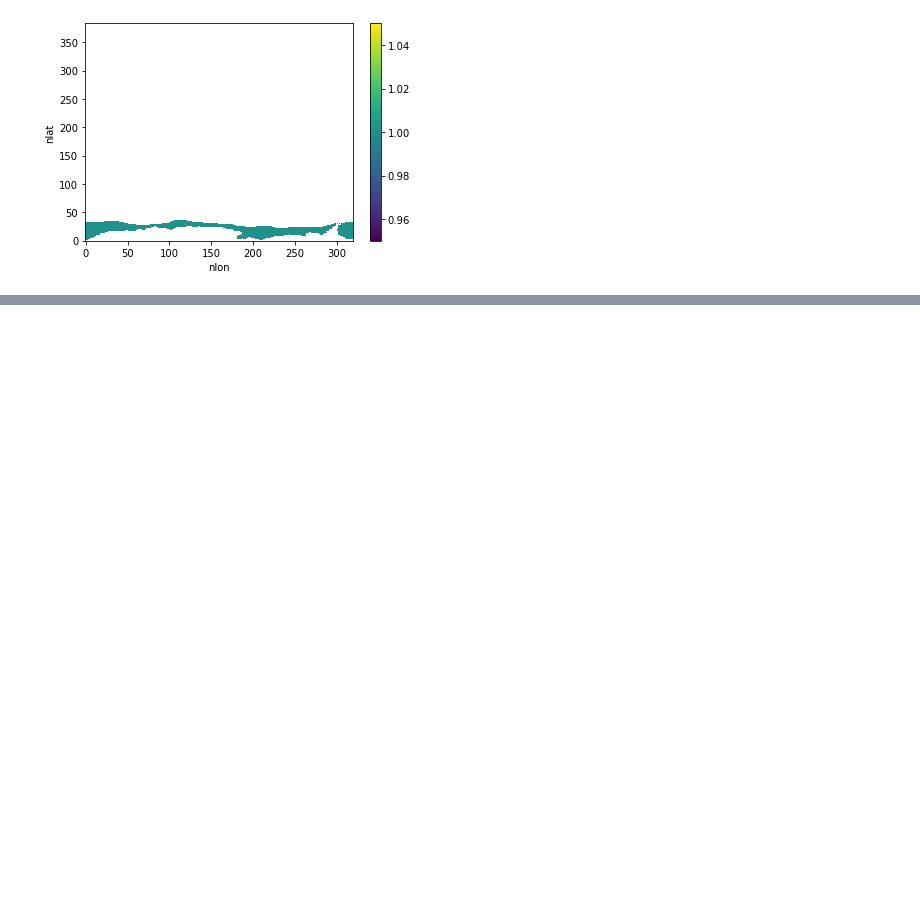
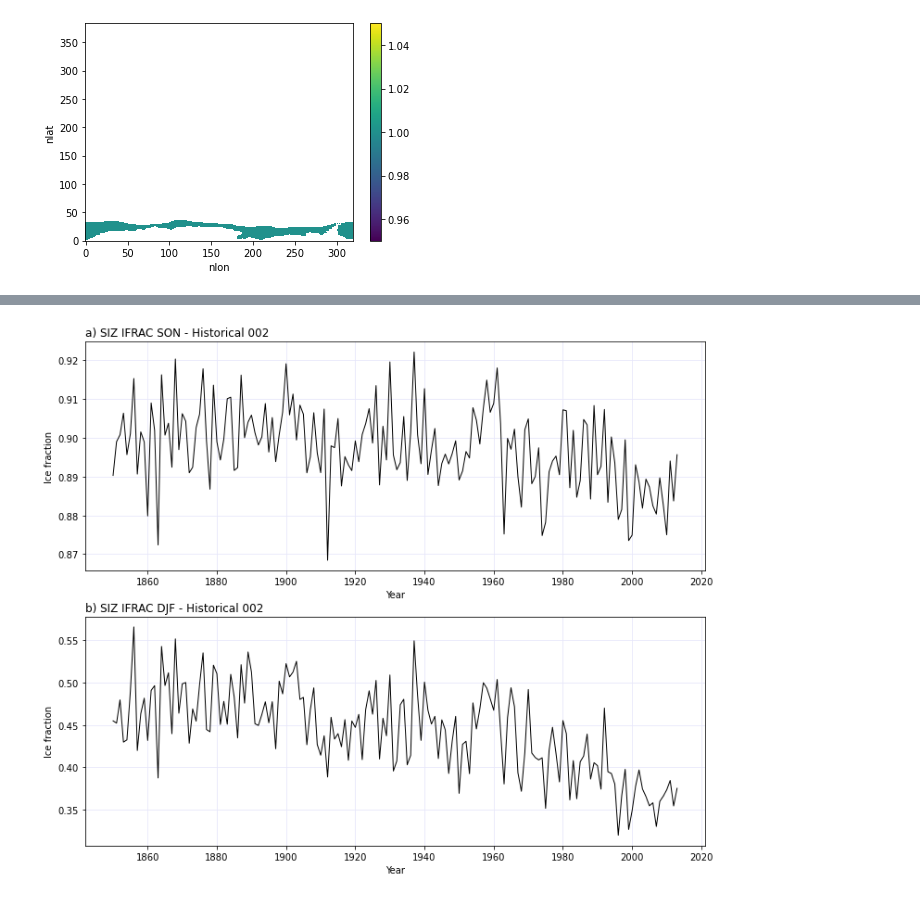
Before and after one commit to kristenkrumhardt/useful, a Jupyter notebook: read_in_4p2z_PI_control.ipynb, the cells around one changed output, grey strips where cells are left out. Drawn from its saved outputs; the diff is of its cells as text; code cells hidden in the pictures; blank space fills up the shorter version.

```diff
--- a/read_in_4p2z_PI_control.ipynb
+++ b/read_in_4p2z_PI_control.ipynb
@@ -305,0 +597,22 @@ ax.yaxis.grid(False, which='major',color='lavender');
+# %%
+fig = plt.figure(figsize=(12,10))
+
+ax = fig.add_subplot(2,1,1)
+ax.set_title('a) SIZ IFRAC SON - Historical 002', loc='left')
+
+ax.plot(ts_siz_son['time'], ts_siz_son['IFRAC'],linewidth=1,color='black')
+
+ax.set(ylabel='Ice fraction',xlabel='Year');
+ax.xaxis.grid(True, which='major',color='lavender')
+ax.yaxis.grid(False, which='major',color='lavender');
+################
+ax = fig.add_subplot(2,1,2)
+ax.set_title('b) SIZ IFRAC DJF - Historical 002', loc='left')
+
+ax.plot(ts_siz_djf['time'], ts_siz_djf['IFRAC'],linewidth=1,color='black')
+
+ax.set(ylabel='Ice fraction',xlabel='Year');
+ax.xaxis.grid(True, which='major',color='lavender')
+ax.yaxis.grid(False, which='major',color='lavender');
+# %% [output]
+[figure, added]
```
Also changed, not shown: parts of 20 cells of this notebook.
